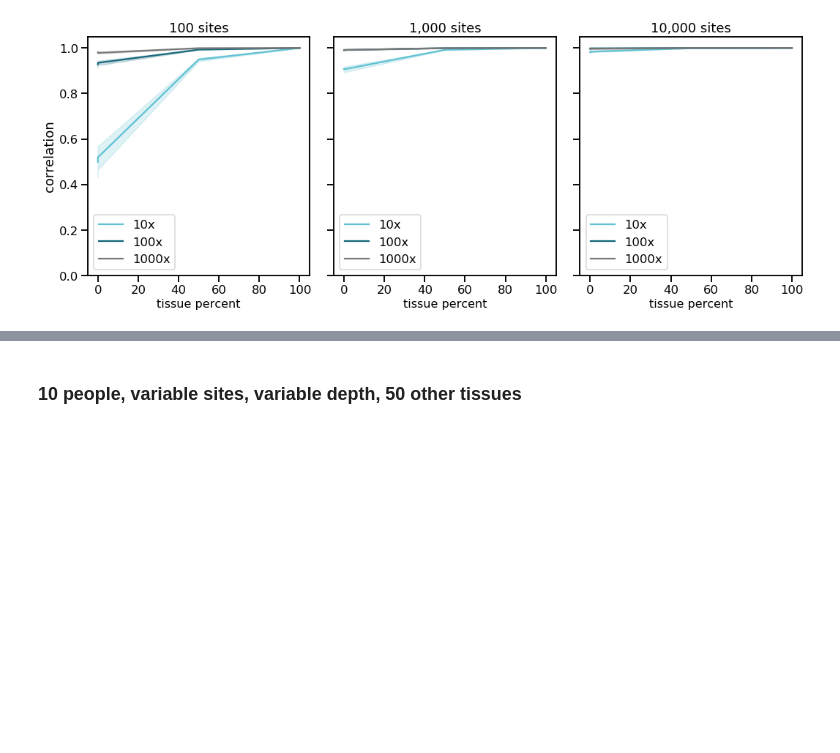
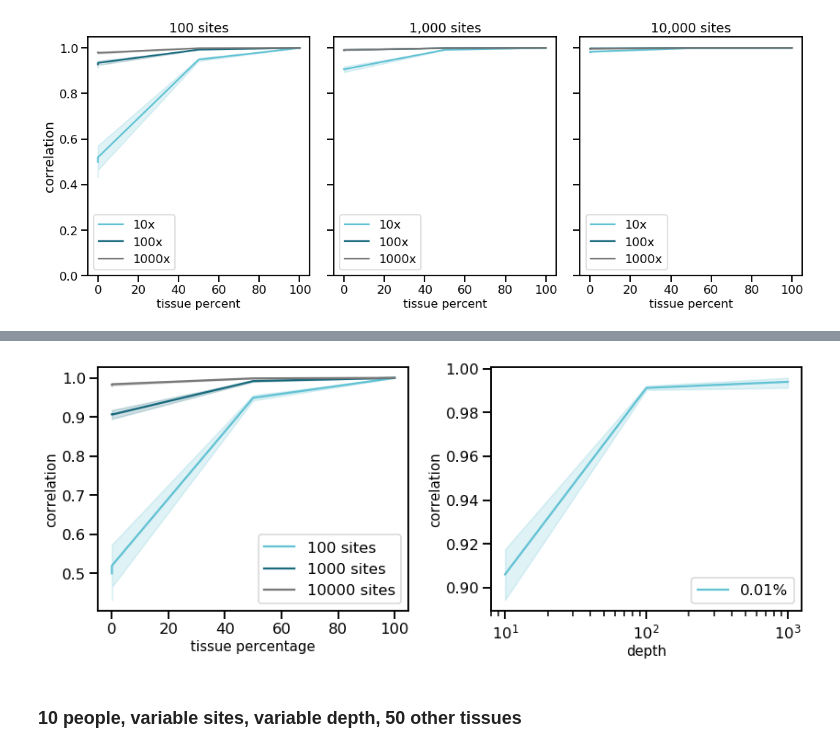
Before and after one commit to christacaggiano/celfie, a Jupyter notebook: jupyter_notebooks/pure_simulations.ipynb, the cells around one changed output, grey strips where cells are left out. Drawn from its saved outputs; the diff is of its cells as text; code cells hidden in the pictures; blank space fills up the shorter version.

```diff
--- a/jupyter_notebooks/pure_simulations.ipynb
+++ b/jupyter_notebooks/pure_simulations.ipynb
@@ -478,0 +350,10 @@ fig.tight_layout()
+# %%
+rare_subset_10x = vary_perc_10x[vary_perc_10x.tissue == 0.001 ]
+rare_subset_100x = vary_perc_100x[vary_perc_100x.tissue == 0.001 ]
+rare_subset_1000x = vary_perc_1000x[vary_perc_1000x.tissue == 0.001 ]
+
+rare_subset_10x["depth"] = 10
+rare_subset_100x["depth"] = 100
+rare_subset_1000x["depth"] = 1000
+
+rare_subset = pd.concat([rare_subset_10x, rare_subset_100x, rare_subset_1000x])
@@ -479,3 +376,27 @@ fig.tight_layout()
+# %%
+fig, (ax1, ax2) = plt.subplots(ncols=2, sharey=False, figsize=(12,5))
+
+
+sns.set_context("talk")
+
+sns.lineplot(x="tissue", y="correlation", data=vary_perc_10x_100_subset, label="100 sites", color="#61c2d3", ax=ax1)
+sns.lineplot(x="tissue", y="correlation", data=vary_perc_10x_subset, label="1000 sites", color="#196a7d", ax=ax1)
+sns.lineplot(x="tissue", y="correlation", data=vary_perc_10x_10000_subset, label="10000 sites", color="#787878", ax=ax1)
+
+sns.lineplot(x="depth", y="correlation", data=rare_subset, color="#61c2d3", label="0.01%", ax=ax2)
+
+ax1.set_ylabel("correlation", fontsize=15)
+ax2.set_ylabel("correlation", fontsize=15)
+
+ax1.set_xlabel("tissue percentage", fontsize=15)
+ax2.set_xlabel("depth", fontsize=15)
+
+ax2.set(xscale="log")
+ax2.legend(loc='lower right')
+
+fig.tight_layout()
+# %% [output]
+[figure, added]
 # %% [markdown]
 ### 10 people, variable sites, variable depth, 50 other tissues
 # %% [markdown]
```
Also changed, not shown: parts of 73 cells of this notebook, 12 other files.
